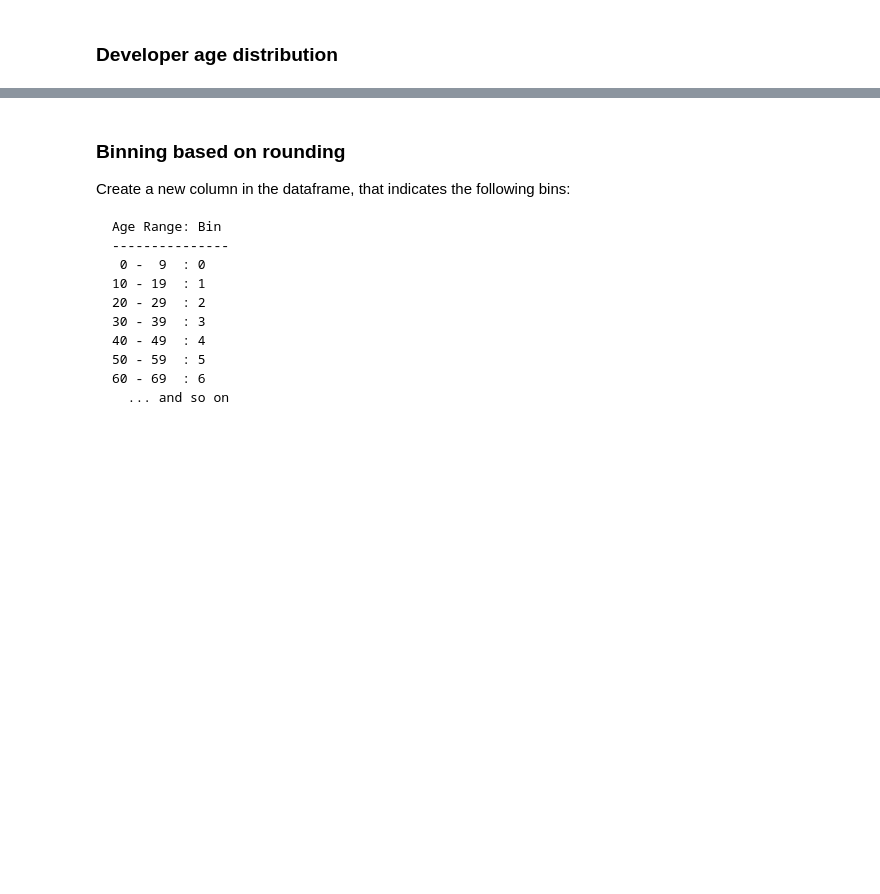
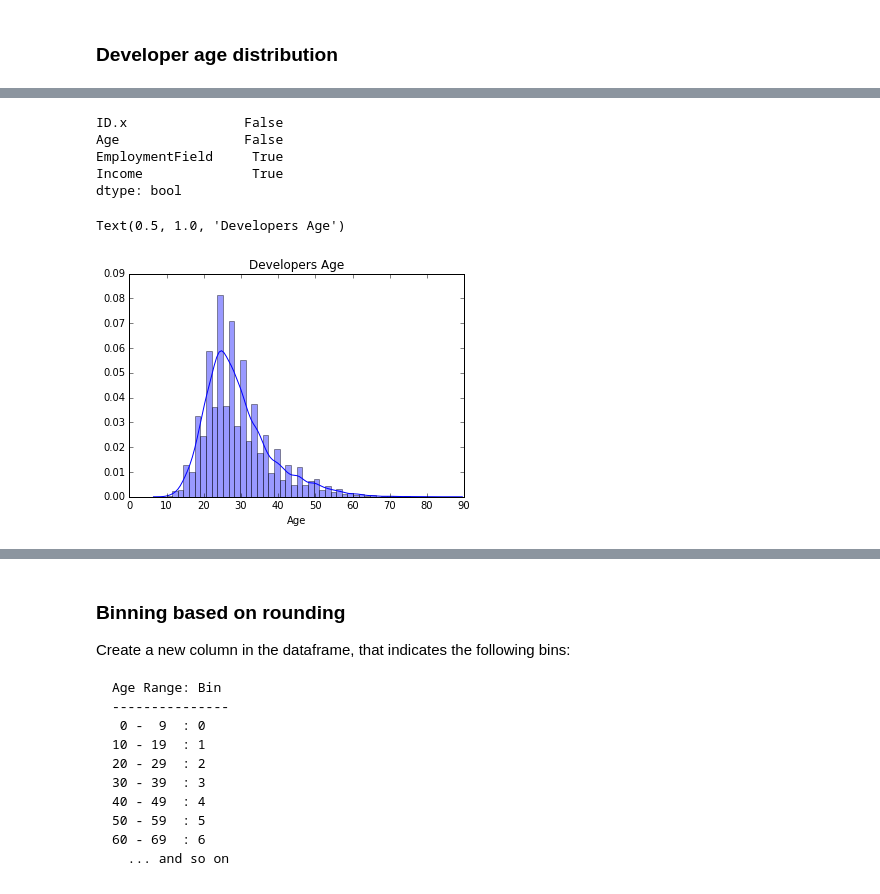
Before and after one commit to PilarDenia/activity_bootcamp_jun2020, a Jupyter notebook: 1_Data_Analysis/semana_11/día_2/2_Ejercicios_Feature_Engineering_NumericData - clase.ipynb, the cells around one changed output, grey strips where cells are left out. Cells and saved outputs as stored; diff of their text form; code cells hidden in the pictures; blank space fills up the shorter version.

```diff
--- a/1_Data_Analysis/semana_11/día_2/2_Ejercicios_Feature_Engineering_NumericData - clase.ipynb
+++ b/1_Data_Analysis/semana_11/día_2/2_Ejercicios_Feature_Engineering_NumericData - clase.ipynb
@@ -250,0 +303,15 @@ Create an histogram with the Age of the developers
+# %%
+fcc = fcc.dropna(subset=['Age'])
+fcc.isnull().any()
+# %% [output]
+ID.x               False
+Age                False
+EmploymentField     True
+Income              True
+dtype: bool
+# %%
+sns.distplot(fcc['Age'])
+plt.title("Developers Age", fontsize= 12)
+# %% [output]
+Text(0.5, 1.0, 'Developers Age')
+[figure, added]
```
Also changed, not shown: parts of 21 cells of this notebook, 6 other files.
